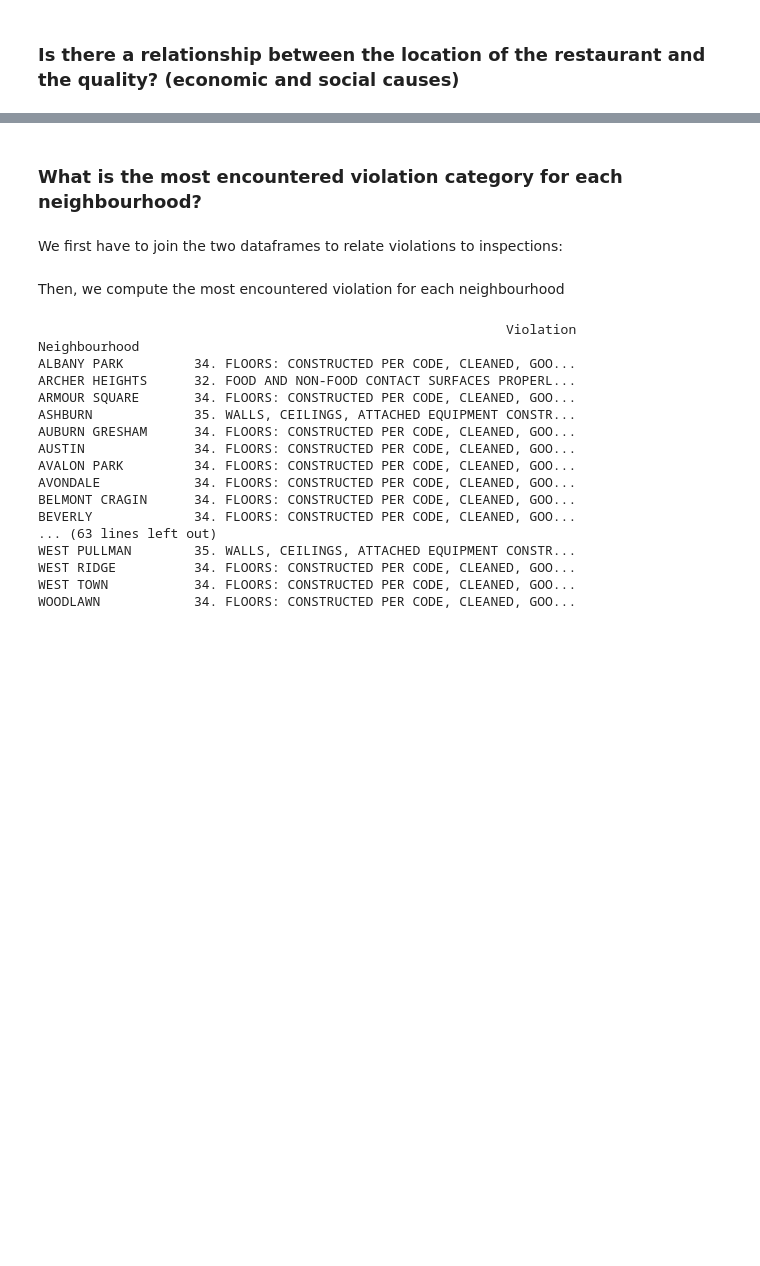
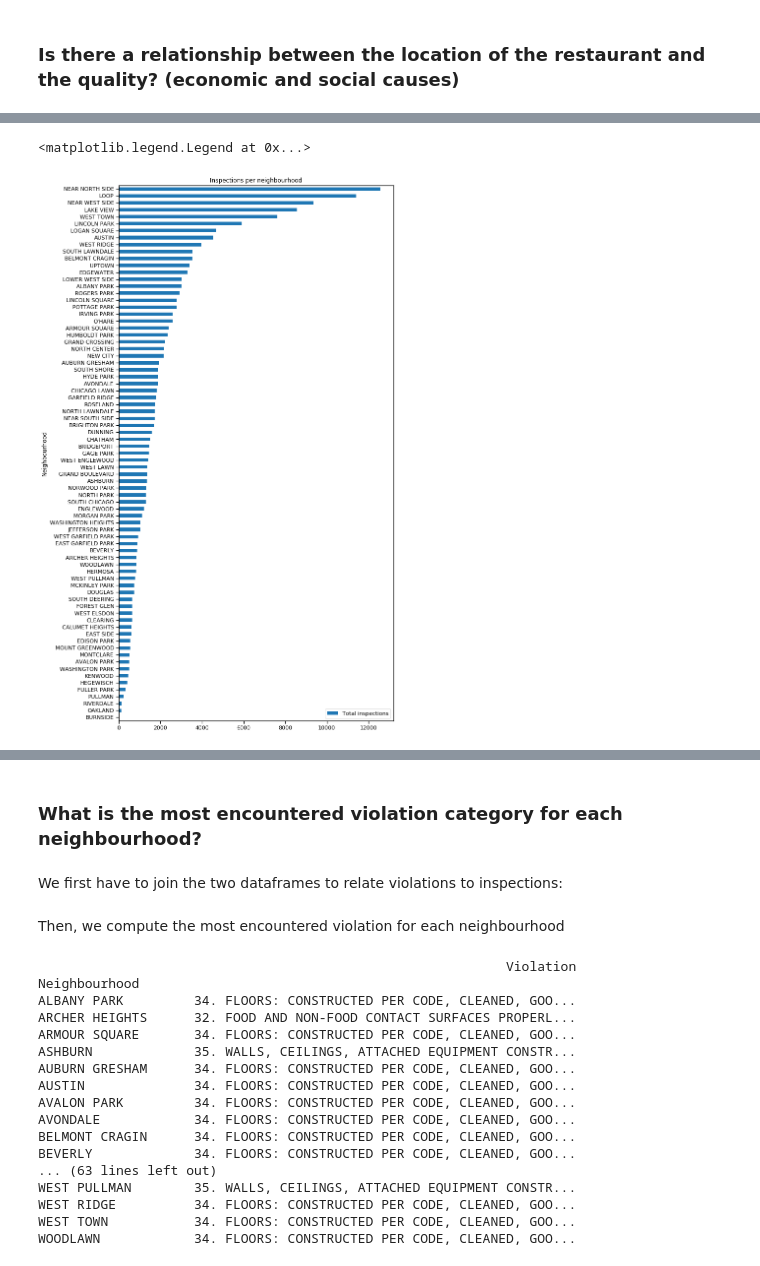
Before and after one commit to Gondolav/ADA-project, a Jupyter notebook: notebook.ipynb, the cells around one changed output, grey strips where cells are left out. Saved outputs shown, nothing was run; the diff lists cells and outputs as text; code cells hidden in the pictures; blank space fills up the shorter version.

```diff
--- a/notebook.ipynb
+++ b/notebook.ipynb
@@ -1010,0 +1051,9 @@ risks_per_hood
+# %%
+# We store it sorted in ascending fashion to have nicer plots.
+risks_per_hood = risks_per_hood.sort_values(['RISK 1 (HIGH)', 'RISK 2 (MEDIUM)', 'RISK 3 (LOW)'], axis=0)
+# %%
+risks_per_hood_normalized = risks_per_hood.copy()
+risks_per_hood_normalized['Total inspections'] = risks_per_hood_normalized['RISK 1 (HIGH)'] + \
+                                                 risks_per_hood_normalized['RISK 2 (MEDIUM)'] + \
+                                                 risks_per_hood_normalized['RISK 3 (LOW)']
+risks_per_hood_normalized.head()
@@ -1010,0 +1068,7 @@ risks_per_hood
+# %%
+most_inspected_neighbourhoods = risks_per_hood_normalized.sort_values('Total inspections', axis=0)[['Total inspections']]
+most_inspected_neighbourhoods.columns.rename('', inplace=True)
+most_inspected_neighbourhoods.plot.barh(figsize=(10, 20), title='Inspections per neighbourhood').legend(loc='lower right')
+# %% [output]
+<matplotlib.legend.Legend at 0x...>
+[figure, added]
```
Also changed, not shown: parts of 19 cells of this notebook.
